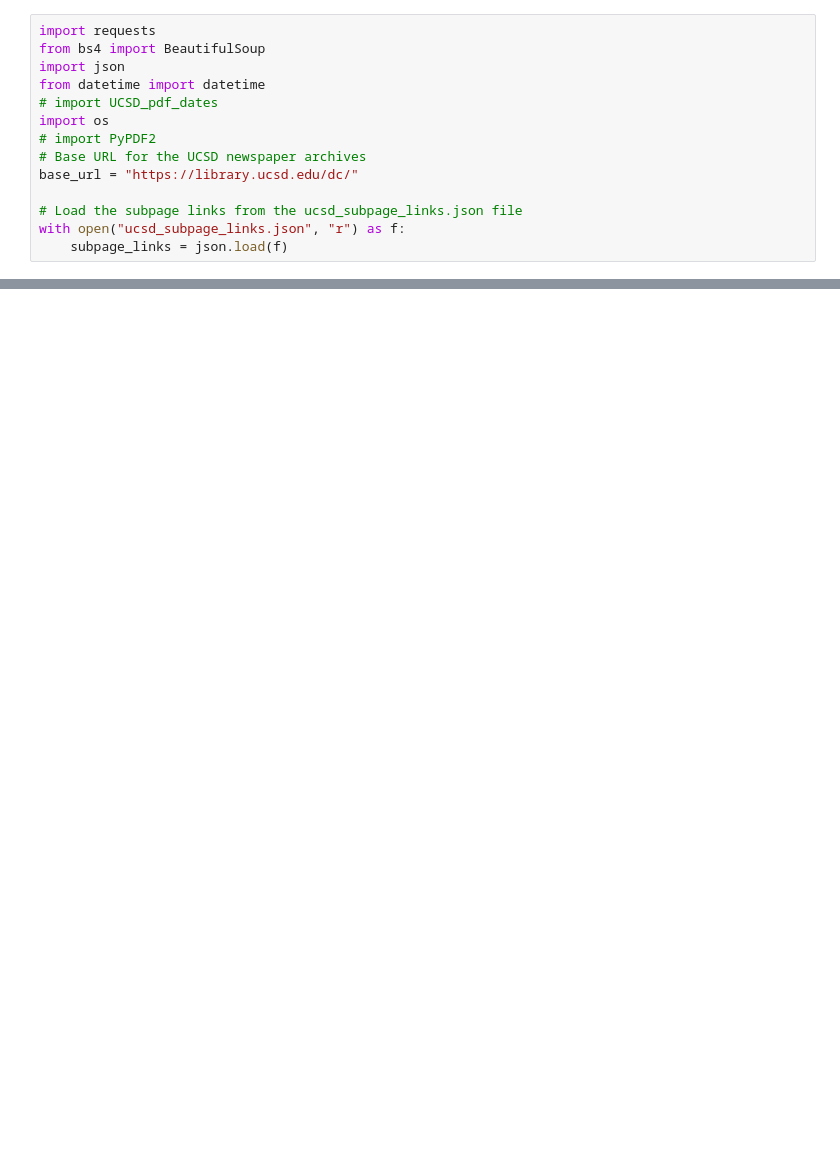
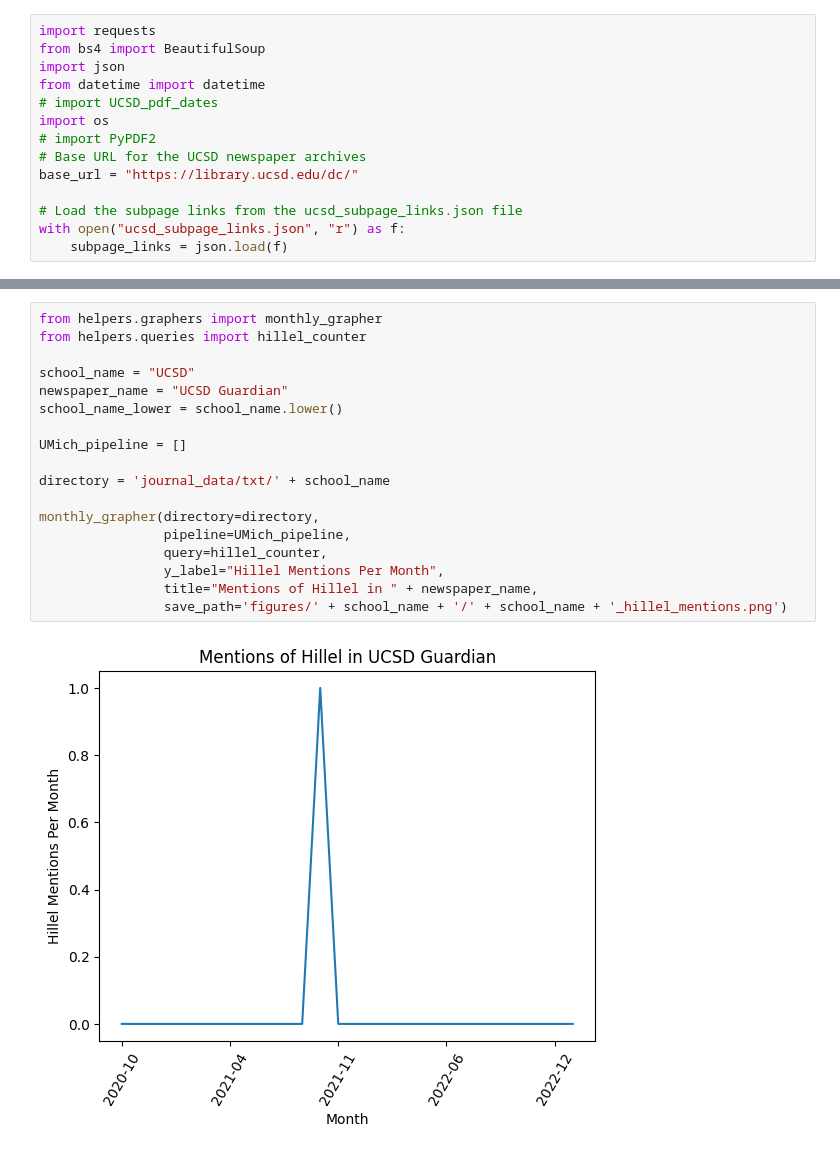
Before and after one commit to aLehav/Olami, a Jupyter notebook: UCSD.ipynb, the cells around one changed output, grey strips where cells are left out. Drawn from its saved outputs; the diff is of its cells as text; blank space fills up the shorter version.

Commit message:
UCSD Updated

```diff
--- a/UCSD.ipynb
+++ b/UCSD.ipynb
@@ -169,0 +115,20 @@ output_file.close()
+# %%
+from helpers.graphers import monthly_grapher
+from helpers.queries import hillel_counter
+
+school_name = "UCSD"
+newspaper_name = "UCSD Guardian"
+school_name_lower = school_name.lower()
+
+UMich_pipeline = []
+
+directory = 'journal_data/txt/' + school_name
+
+monthly_grapher(directory=directory,
+                pipeline=UMich_pipeline,
+                query=hillel_counter,
+                y_label="Hillel Mentions Per Month",
+                title="Mentions of Hillel in " + newspaper_name,
+                save_path='figures/' + school_name + '/' + school_name + '_hillel_mentions.png')
+# %% [output]
+[figure, added]
```
Also changed, not shown: parts of 6 cells of this notebook.
